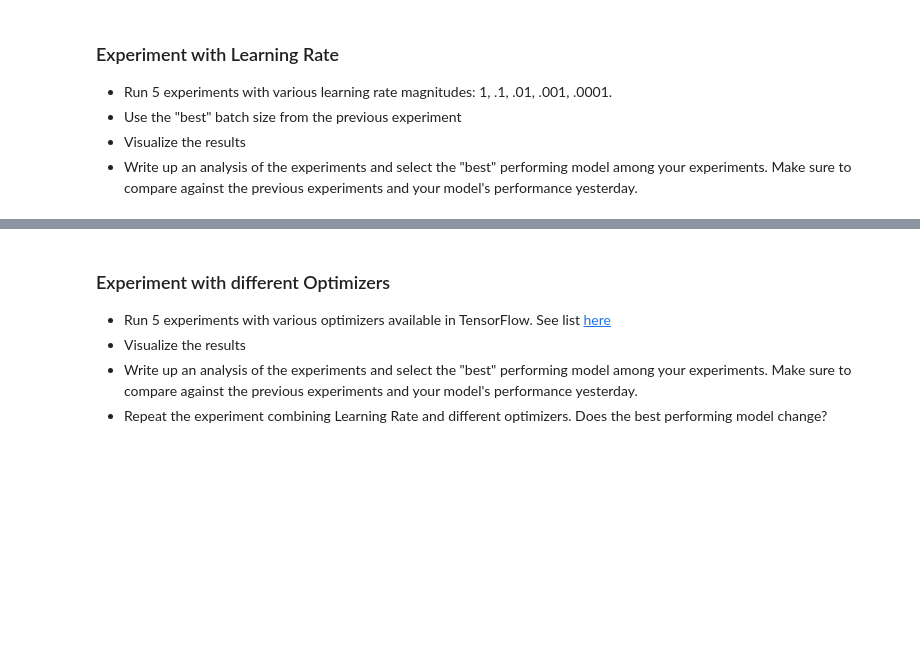
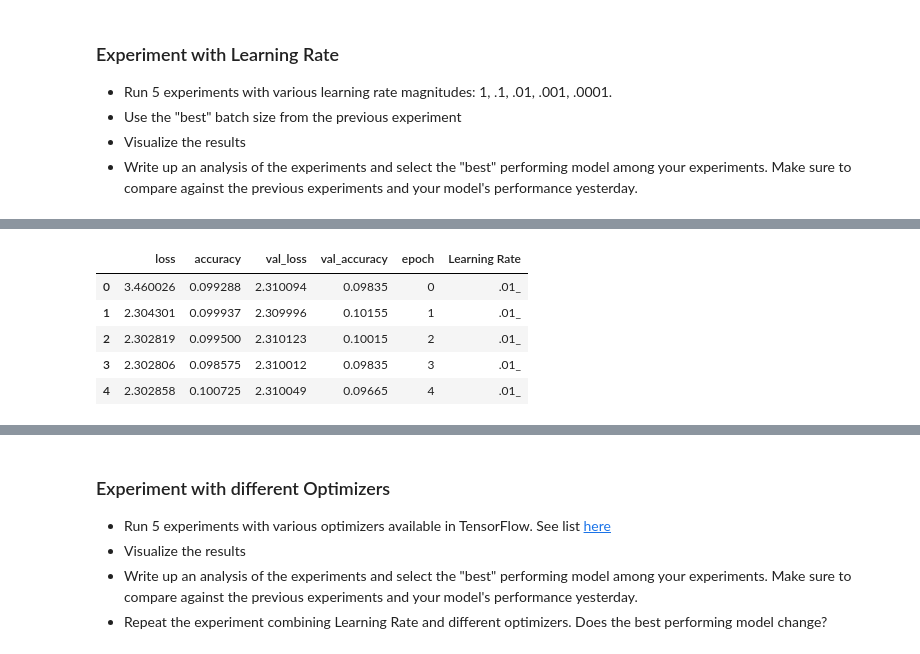
Before and after one commit to IvanCampos11/DS-Unit-4-Sprint-2-Neural-Networks, a Jupyter notebook: module2-Train/LS_DS_432_Train_Assignment.ipynb, the cells around one changed output, grey strips where cells are left out. Cells and saved outputs as stored; diff of their text form; code cells hidden in the pictures; blank space fills up the shorter version.

```diff
--- a/module2-Train/LS_DS_432_Train_Assignment.ipynb
+++ b/module2-Train/LS_DS_432_Train_Assignment.ipynb
@@ -370,17 +370,24 @@ Epoch 25/25
 # %%
 import seaborn as sns
 import pandas as pd
 
 batch_sizes = []
 
-for exp, result in zip([lr_default, lr_0001, lr_75, lr], [".01_", ".0001_", ".75_"]):
+for exp, result in zip([lr_default, lr_0001, lr_75, lr_1, lr_001], [".01_", ".0001_", ".75_", "1.0_", ".001_"]):
 
   df = pd.DataFrame.from_dict(exp.history)
   df['epoch'] = df.index.values
   df['Learning Rate'] = result
 
   batch_sizes.append(df)
 
 df = pd.concat(batch_sizes)
 df['Learning Rate'] = df['Learning Rate'].astype('str')
 df.head()
+# %% [output]
+|  | loss | accuracy | val_loss | val_accuracy | epoch | Learning Rate |
+| 0 | 3.460026 | 0.099288 | 2.310094 | 0.09835 | 0 | .01_ |
+| 1 | 2.304301 | 0.099937 | 2.309996 | 0.10155 | 1 | .01_ |
+| 2 | 2.302819 | 0.099500 | 2.310123 | 0.10015 | 2 | .01_ |
+| 3 | 2.302806 | 0.098575 | 2.310012 | 0.09835 | 3 | .01_ |
+| 4 | 2.302858 | 0.100725 | 2.310049 | 0.09665 | 4 | .01_ |
```
Also changed, not shown: parts of 14 cells of this notebook.
